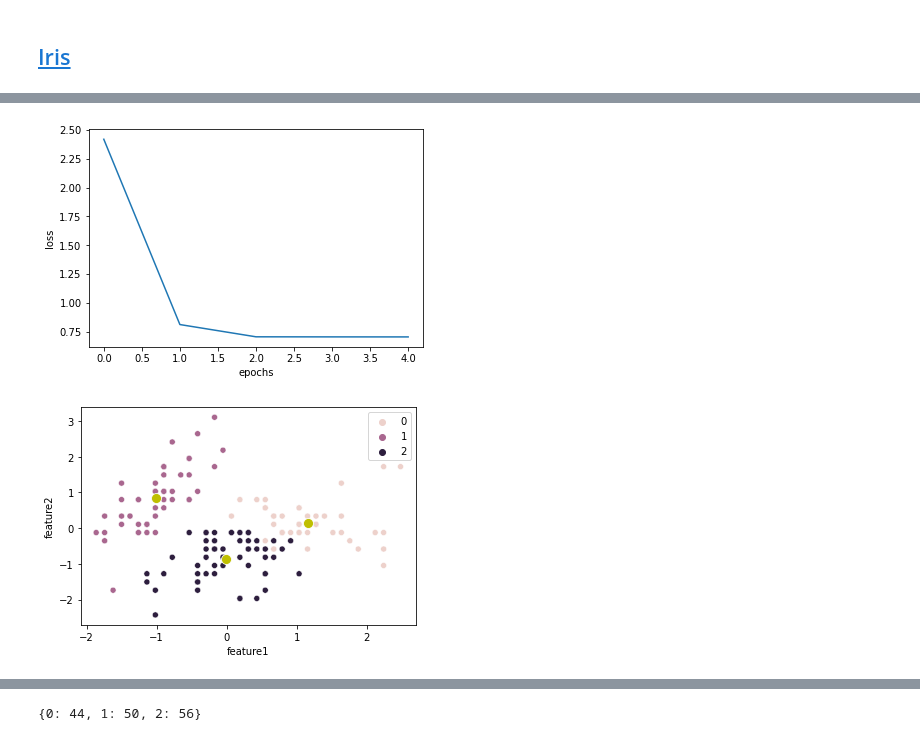
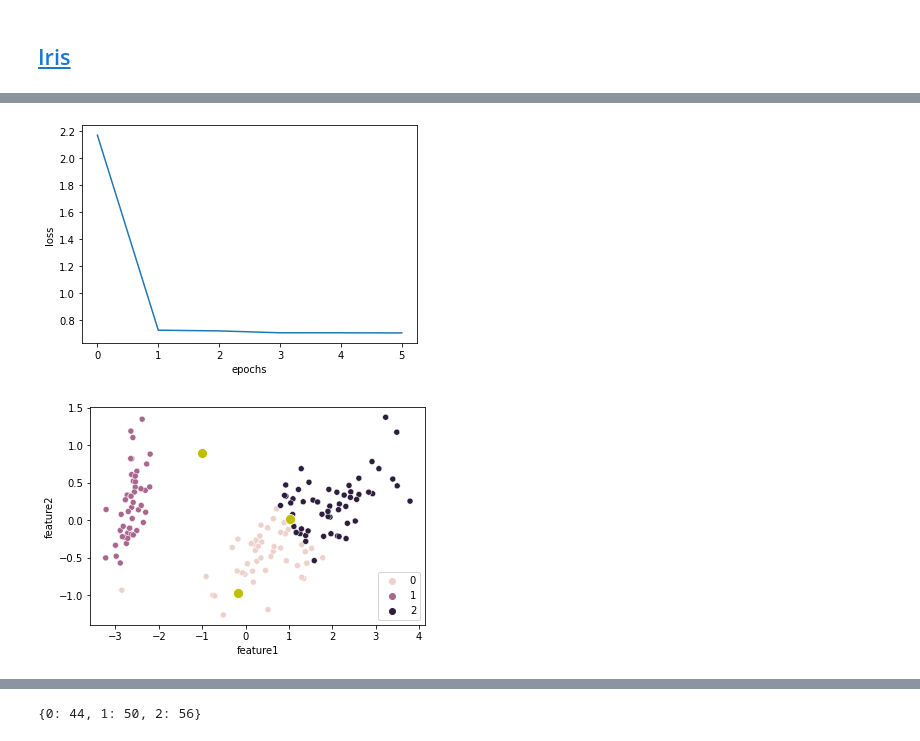
Before and after one commit to OmkarMehta/sparse-kmeans-feature-ranking, a Jupyter notebook: skfr.ipynb, the cells around one changed output, grey strips where cells are left out. Cells and saved outputs as stored; diff of their text form; code cells hidden in the pictures.

```diff
--- a/skfr.ipynb
+++ b/skfr.ipynb
@@ -450,6 +572,14 @@ cases = data.shape[0]
 
 # convert data to numpy array
 data = data.values
+
+# perform pca on data
+pca = PCA(n_components=2)
+data_pca = pca.fit_transform(data)
+data_pca = data_pca.T
+data_pca = torch.FloatTensor(data_pca)
+data_pca = data_pca.to(device)
+
 # transpose data
 data = data.T
 
@@ -459,8 +589,8 @@ X_random = X_random.to(device)
 Class = np.array(random.choices([i for i in range(k)],k=cases))
 Class = torch.LongTensor(Class.tolist()).to(device)
 
-centroids, cluster, loss_list = skfr1(X_random,Class,k,sparsity, 20)
+centroids, cluster, loss_list = skfr2(X_random,Class,k,sparsity, 20)
 
 plot_loss(loss_list)
-plot_clusters(X_random.T.cpu(),centroids.T.cpu(),cluster.cpu())
+plot_clusters(data_pca.T.cpu(),centroids.T.cpu(),cluster.cpu())
 # %% [output]
@@ -472,2 +603,2 @@ Iteration: 5 Loss: 0.7046844959259033
-[figure, old version]
+[figure, new version]
-[figure, old version]
+[figure, new version]
```
Also changed, not shown: parts of 15 cells of this notebook, 13 other files.
